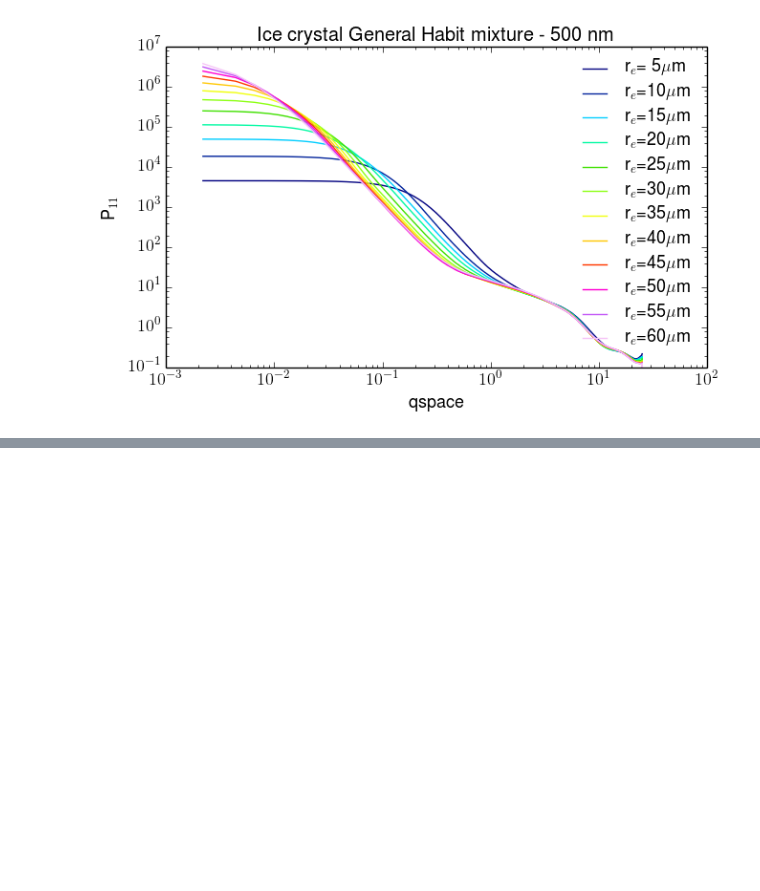
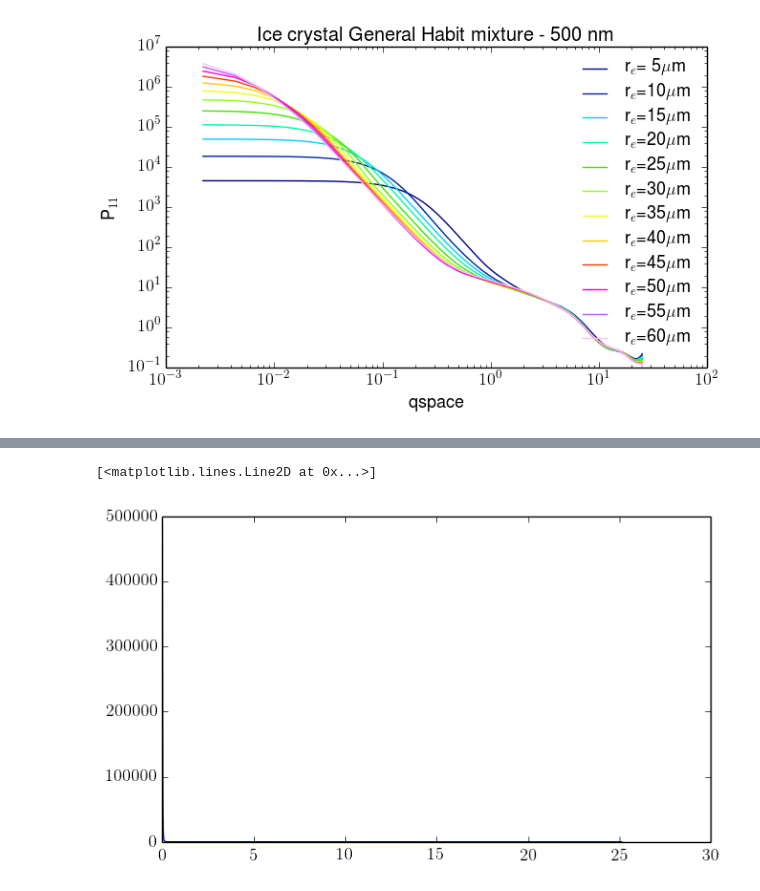
Before and after one commit to samuelleblanc/python_codes, a Jupyter notebook: qspace_scattering.ipynb, the cells around one changed output, grey strips where cells are left out. Saved outputs shown, nothing was run; the diff lists cells and outputs as text; code cells hidden in the pictures; blank space fills up the shorter version.

```diff
--- a/qspace_scattering.ipynb
+++ b/qspace_scattering.ipynb
@@ -112,0 +136,5 @@ plt.savefig(fp+'baum_2011_qspace_500nm.png',dpi=600,transparent=True)
+# %%
+plt.plot(baum.qspace[10,10,0,:],baum.phase[10,10,0,:])
+# %% [output]
+[<matplotlib.lines.Line2D at 0x...>]
+[figure, added]
```
Also changed, not shown: parts of 16 cells of this notebook, 1 other file.
